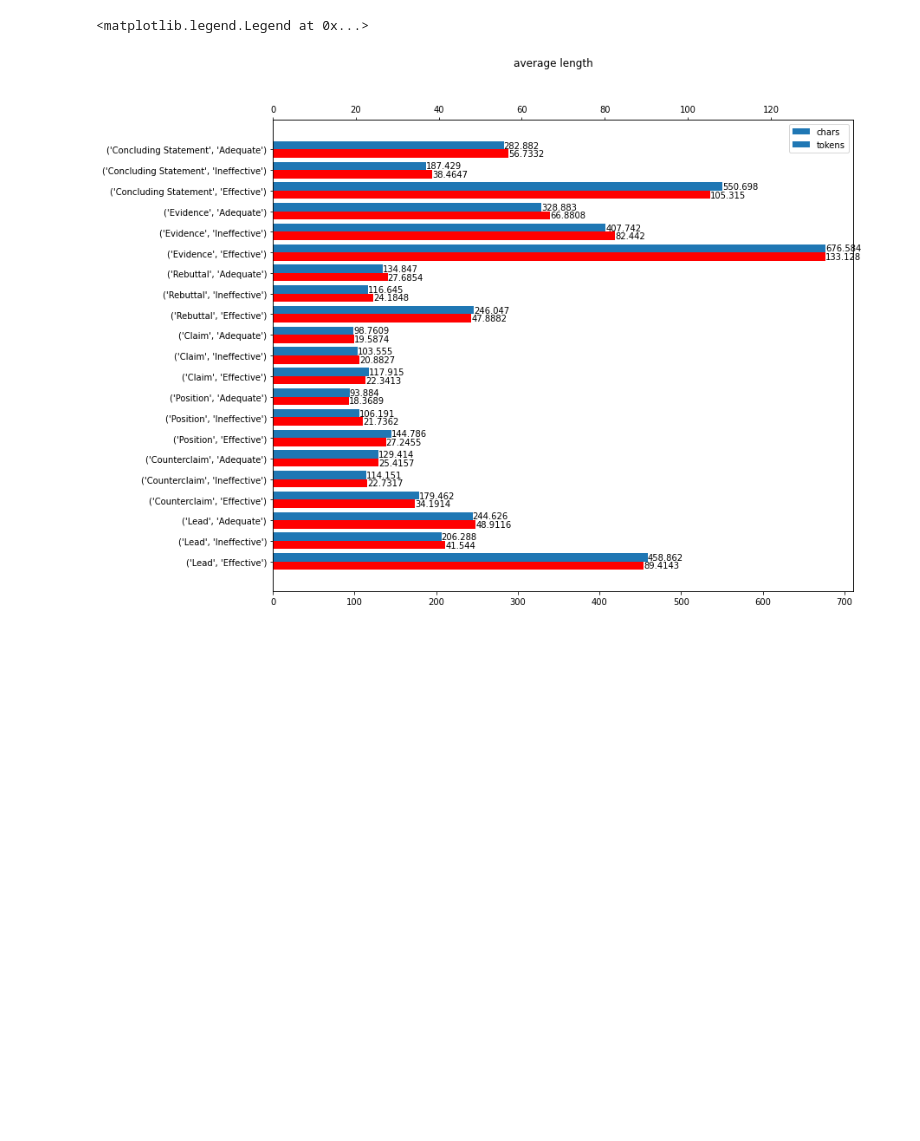
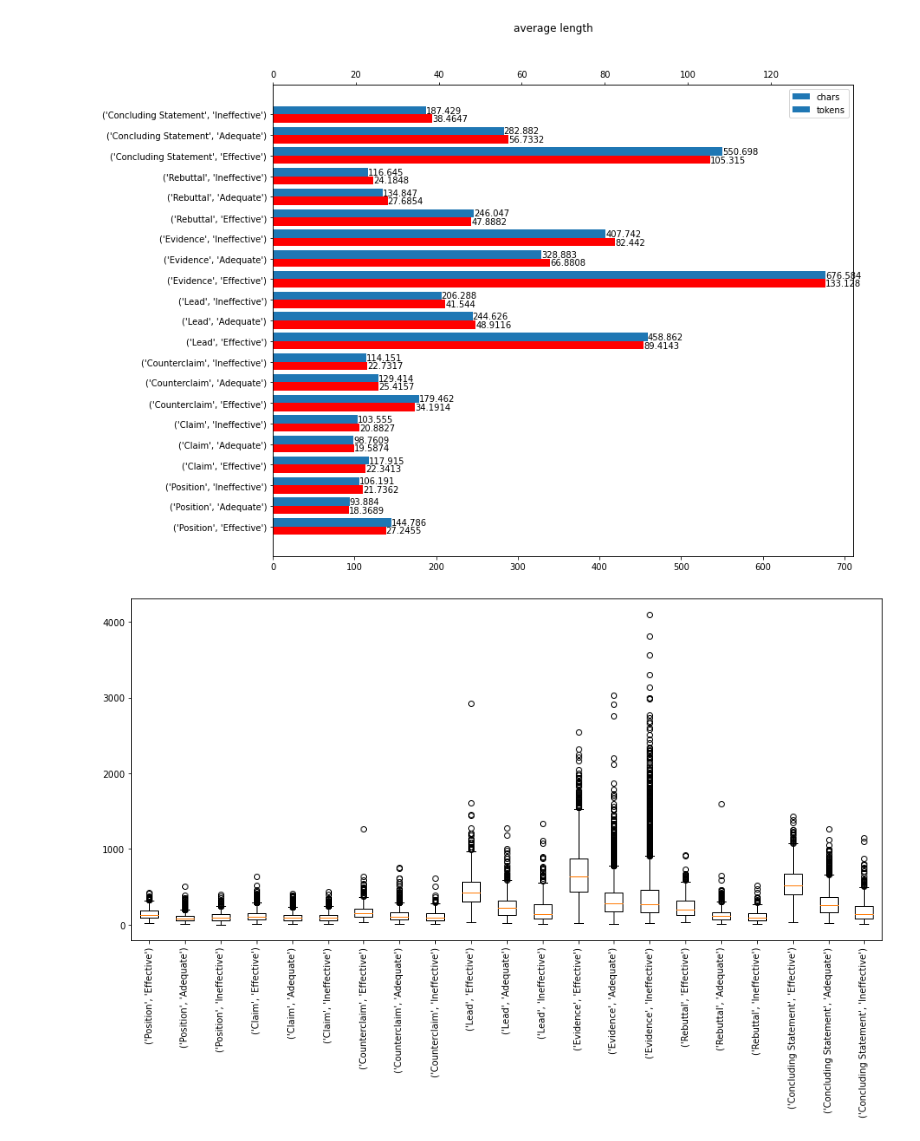
Before and after one commit to FinnLB/KagglePEA22_2, a Jupyter notebook: length_distributions.ipynb, the cells around one changed output. Saved outputs shown, nothing was run; the diff lists cells and outputs as text; code cells hidden in the pictures; blank space fills up the shorter version.

```diff
--- a/length_distributions.ipynb
+++ b/length_distributions.ipynb
@@ -26,11 +45,9 @@ for i, dt in enumerate(discourse_types):
 data['len_chars'] = [len(text) for text in data['discourse_text']]
 data['len_tokens'] = [len(nltk.tokenize.wordpunct_tokenize(text)) for text in data['discourse_text']]
 # %%
-import numpy as np
-
 mean_len_char = {}
 mean_len_tokens = {}
-for dt, de in [(dt, de) for dt in discourse_types for de in effectiveness_classes]:
+for dt, de in cross(discourse_types, effectiveness_classes):
     rows_selection = data[(data.discourse_effectiveness == de) & (data.discourse_type == dt)]
     mean_len_char[dt, de] = rows_selection['len_chars'].mean()
     mean_len_tokens[dt, de] = rows_selection['len_tokens'].mean()
@@ -45,6 +62,16 @@ ax_token.set_yticks(bar_pos, list(map(str, list(mean_len_tokens.keys()))))
 ax_char.bar_label(bars_char)
 ax_token.bar_label(bars_token)
 ax_char.legend(bars_char+bars_token, ['chars', 'tokens'], loc='upper right')
+print()
 # %% [output]
-<matplotlib.legend.Legend at 0x...>
-[figure, old version]
+[figure, new version]
+# %%
+dt_ec_cross = cross(discourse_types, effectiveness_classes)
+_, ax = plt.subplots(figsize=(15,7))
+x = [data[(data.discourse_effectiveness == de) & (data.discourse_type == dt)]['len_chars'].values
+     for dt, de in dt_ec_cross]
+ax.boxplot(x)
+ax.set_xticks(range(1, len(dt_ec_cross)+1), list(map(str, dt_ec_cross)), rotation=90)
+print()
+# %% [output]
+[figure, added]
```
Also changed, not shown: parts of 3 cells of this notebook.
